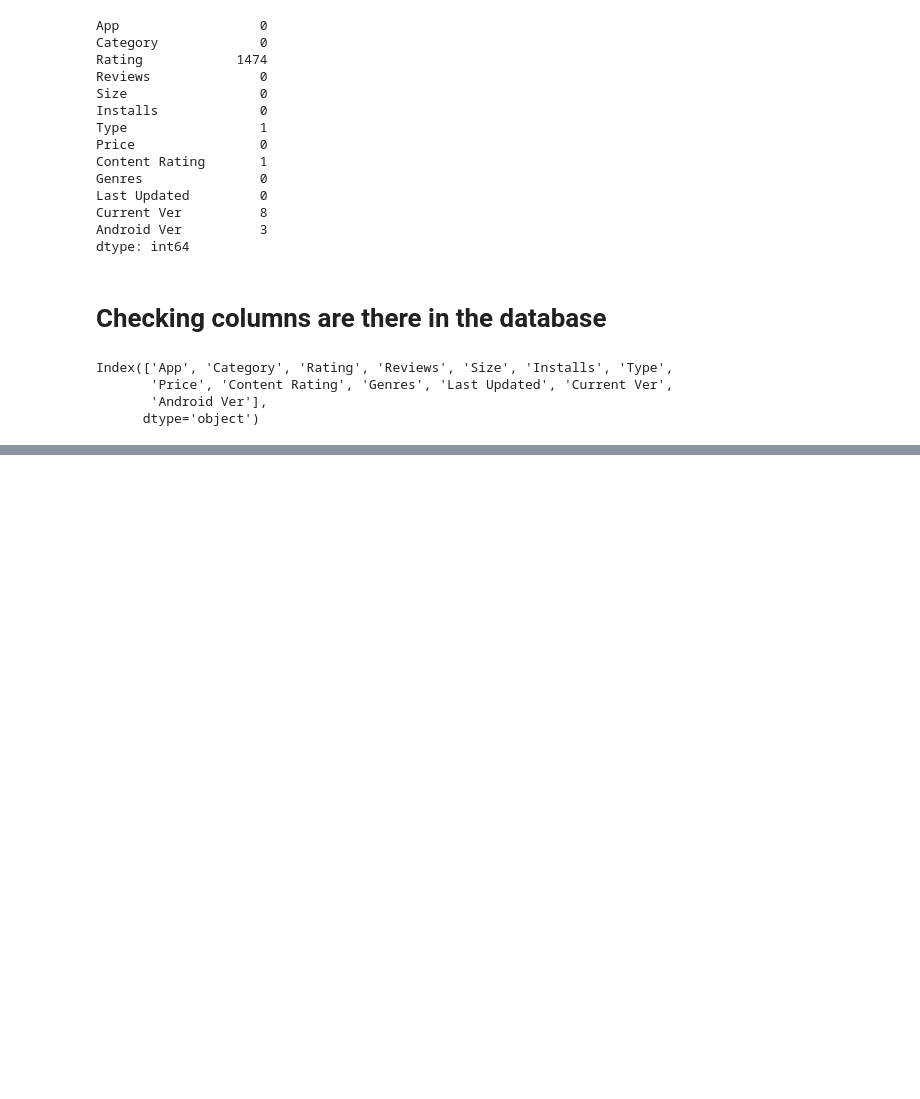
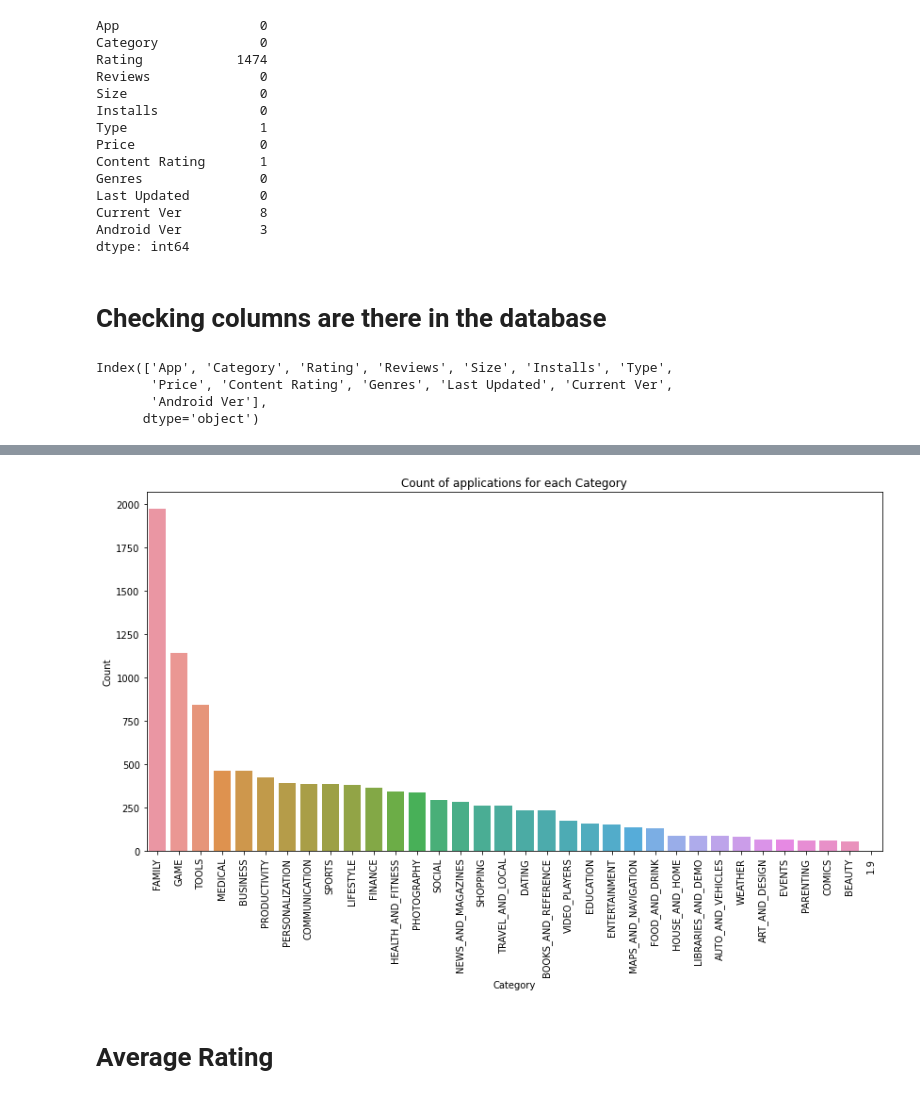
Before and after one commit to AbhiMohurle/Play_Store_App_Review_Analysis, a Jupyter notebook: Play_Store_App_Review_Analysis_Capstone_Project.ipynb, the cells around one changed output, grey strips where cells are left out. Saved outputs shown, nothing was run; the diff lists cells and outputs as text; code cells hidden in the pictures; blank space fills up the shorter version.

```diff
--- a/Play_Store_App_Review_Analysis_Capstone_Project.ipynb
+++ b/Play_Store_App_Review_Analysis_Capstone_Project.ipynb
@@ -172,0 +199,12 @@ Index(['App', 'Category', 'Rating', 'Reviews', 'Size', 'Installs', 'Type',
+# %%
+plt.figure(figsize=(14,7))
+plt.xticks(rotation=90)
+plt.xlabel("Category")
+plt.ylabel("Number of application")
+plt.title("Count of applications for each Category")
+sns.barplot(top_20_category_installs.Category, top_20_category_installs.Count)
+plt.show()
+# %% [output]
+[figure, added]
+# %% [markdown]
+# **Average Rating**
```
Also changed, not shown: parts of 12 cells of this notebook.
